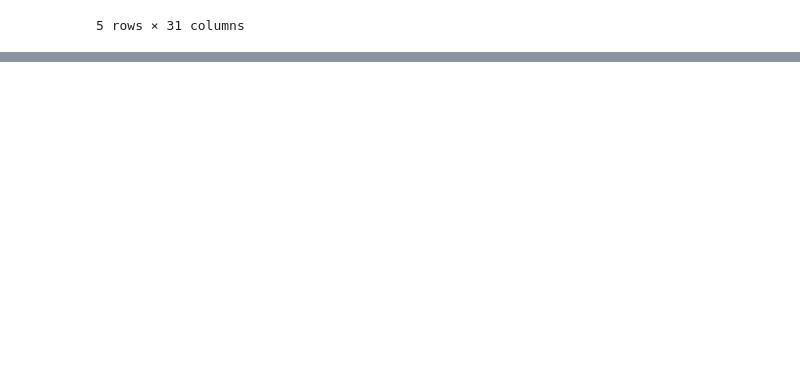
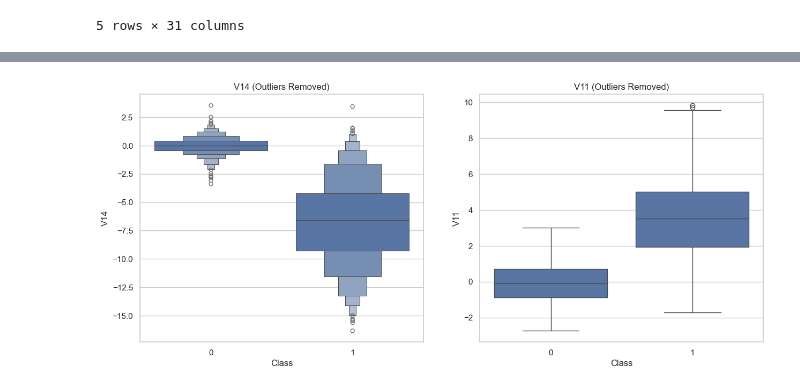
Before and after one commit to Rafaeldovale/detection-fraud-machine-learning, a Jupyter notebook: fraud_detection_analysis.ipynb, the cells around one changed output, grey strips where cells are left out. Drawn from its saved outputs; the diff is of its cells as text; code cells hidden in the pictures; blank space fills up the shorter version.

```diff
--- a/fraud_detection_analysis.ipynb
+++ b/fraud_detection_analysis.ipynb
@@ -179,0 +253,15 @@ df.head()
+# %%
+# Comparion: Boxplots after Outliers Removal
+f, axes = plt.subplots(ncols =2, figsize=(15,6) )
+
+# v14 afeter cleaning
+sns.boxenplot(x="Class", y="V14", data=new_df, ax=axes[0])
+axes[0].set_title('V14 (Outliers Removed)')
+
+# V11 afeter cleaning
+sns.boxplot(x='Class', y='V11', data=new_df, ax=axes[1])
+axes[1].set_title('V11 (Outliers Removed)')
+
+plt.show()
+# %% [output]
+[figure, added]
```
Also changed, not shown: parts of 4 cells of this notebook, 1 other file.
